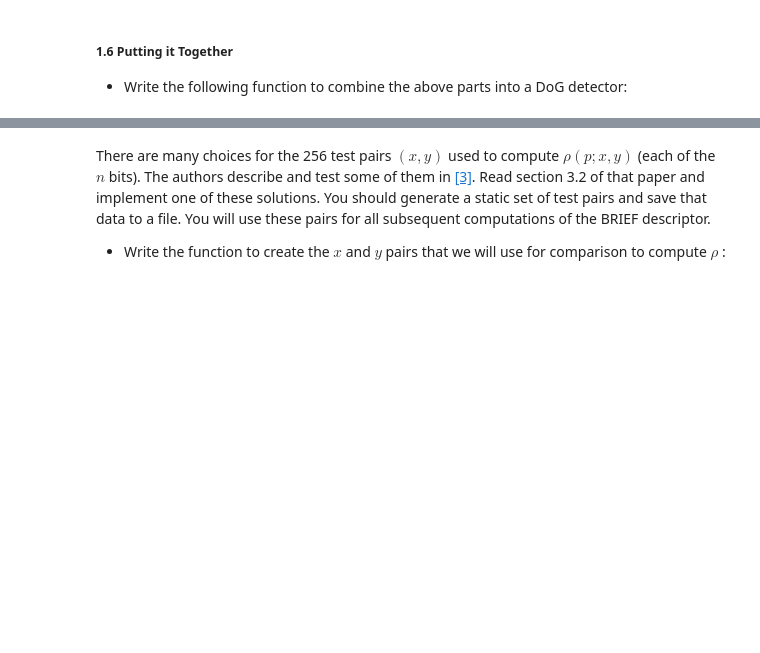
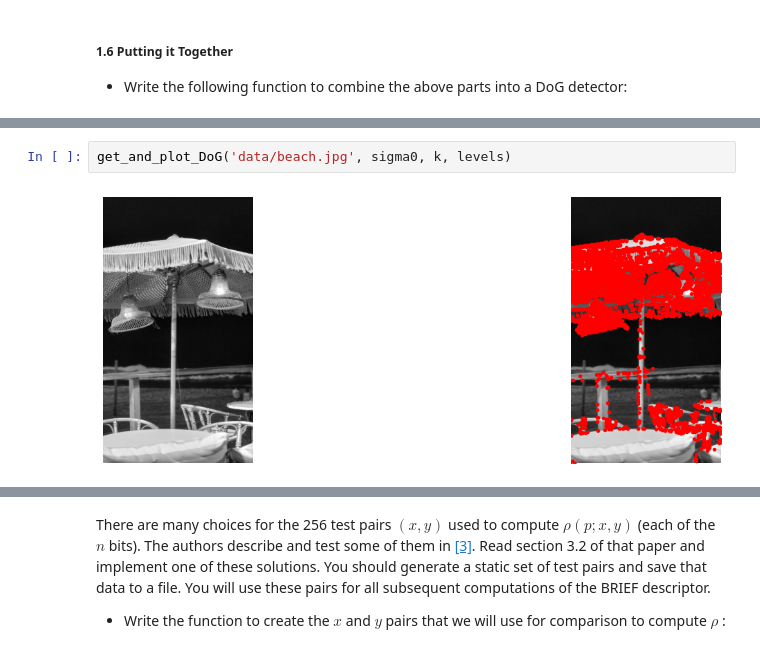
Before and after one commit to wr0om/ComputerVisionHW, a Jupyter notebook: HW2/ee046746_hw2_features.ipynb, the cells around one changed output, grey strips where cells are left out. Saved outputs shown, nothing was run; the diff lists cells and outputs as text; blank space fills up the shorter version.

```diff
--- a/HW2/ee046746_hw2_features.ipynb
+++ b/HW2/ee046746_hw2_features.ipynb
@@ -263,0 +358,4 @@ Note that we are dealing with real images here, so your keypoint detector may fi
+# %%
+get_and_plot_DoG('data/beach.jpg', sigma0, k, levels)
+# %% [output]
+[figure, added]
```
Also changed, not shown: parts of 25 cells of this notebook, 3 other files.
